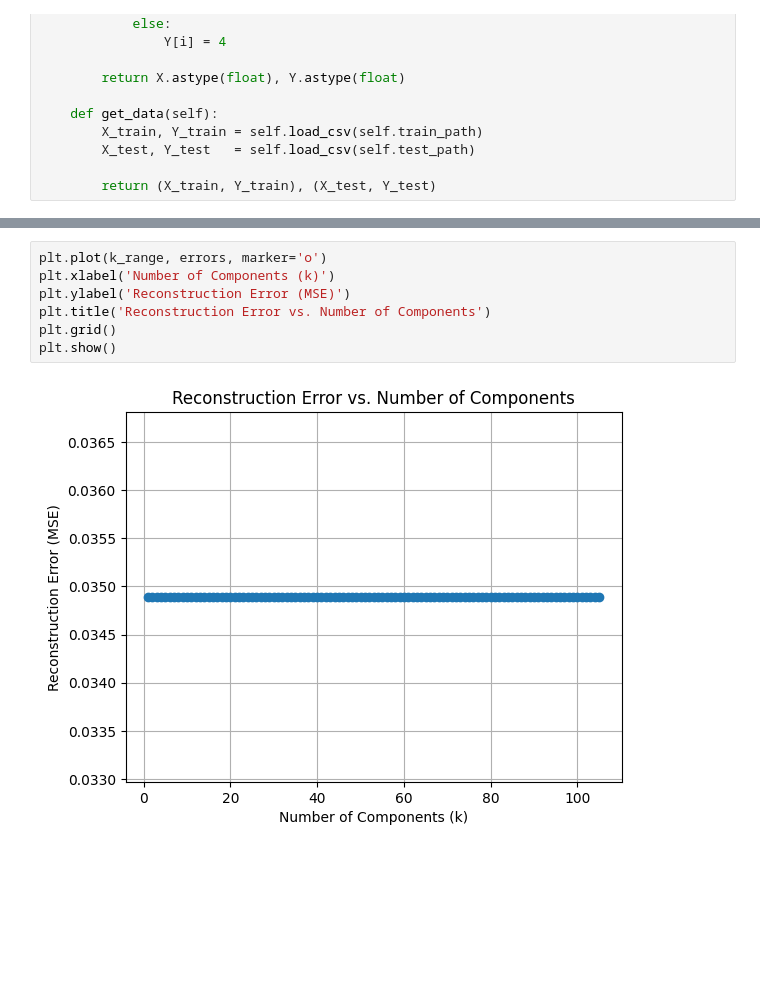
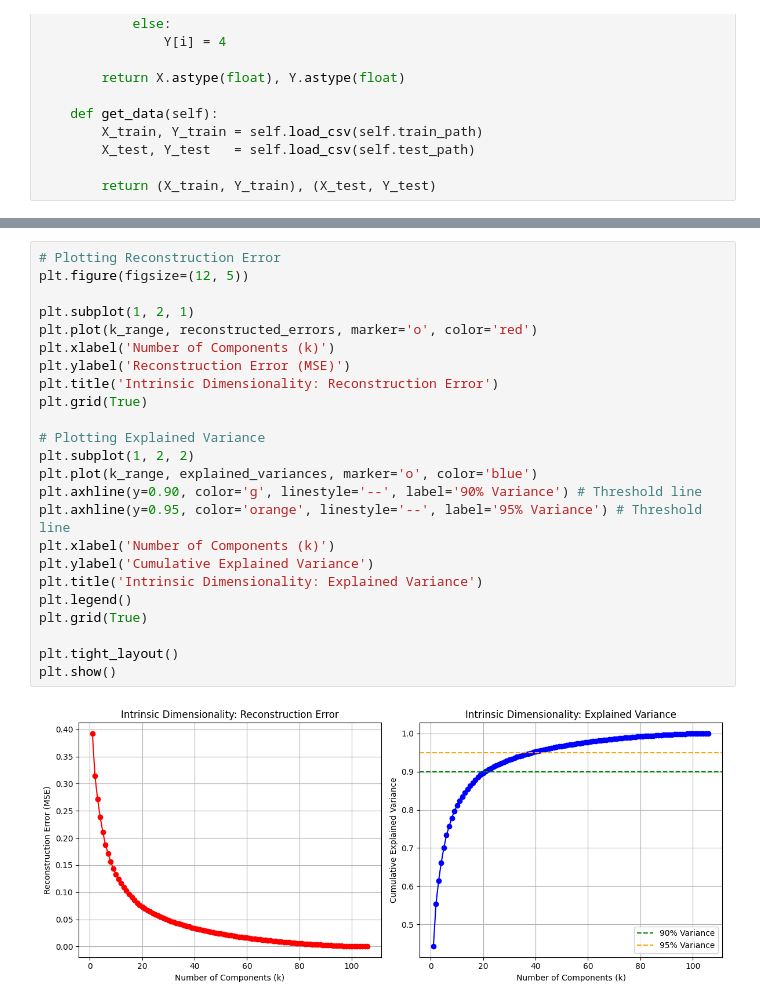
Before and after one commit to SayHiToMePlease/cmpe-462, a Jupyter notebook: task_2/pca.ipynb, the cells around one changed output, grey strips where cells are left out. Saved outputs shown, nothing was run; the diff lists cells and outputs as text; blank space fills up the shorter version.

```diff
--- a/task_2/pca.ipynb
+++ b/task_2/pca.ipynb
@@ -104,9 +125,26 @@ for k in k_range:
 # %%
-plt.plot(k_range, errors, marker='o')
+# Plotting Reconstruction Error
+plt.figure(figsize=(12, 5))
+
+plt.subplot(1, 2, 1)
+plt.plot(k_range, reconstructed_errors, marker='o', color='red')
 plt.xlabel('Number of Components (k)')
 plt.ylabel('Reconstruction Error (MSE)')
-plt.title('Reconstruction Error vs. Number of Components')
-plt.grid()
+plt.title('Intrinsic Dimensionality: Reconstruction Error')
+plt.grid(True)
+
+# Plotting Explained Variance
+plt.subplot(1, 2, 2)
+plt.plot(k_range, explained_variances, marker='o', color='blue')
+plt.axhline(y=0.90, color='g', linestyle='--', label='90% Variance') # Threshold line
+plt.axhline(y=0.95, color='orange', linestyle='--', label='95% Variance') # Threshold line
+plt.xlabel('Number of Components (k)')
+plt.ylabel('Cumulative Explained Variance')
+plt.title('Intrinsic Dimensionality: Explained Variance')
+plt.legend()
+plt.grid(True)
+
+plt.tight_layout()
 plt.show()
 # %% [output]
-[figure, old version]
+[figure, new version]
```
Also changed, not shown: parts of 5 cells of this notebook.
